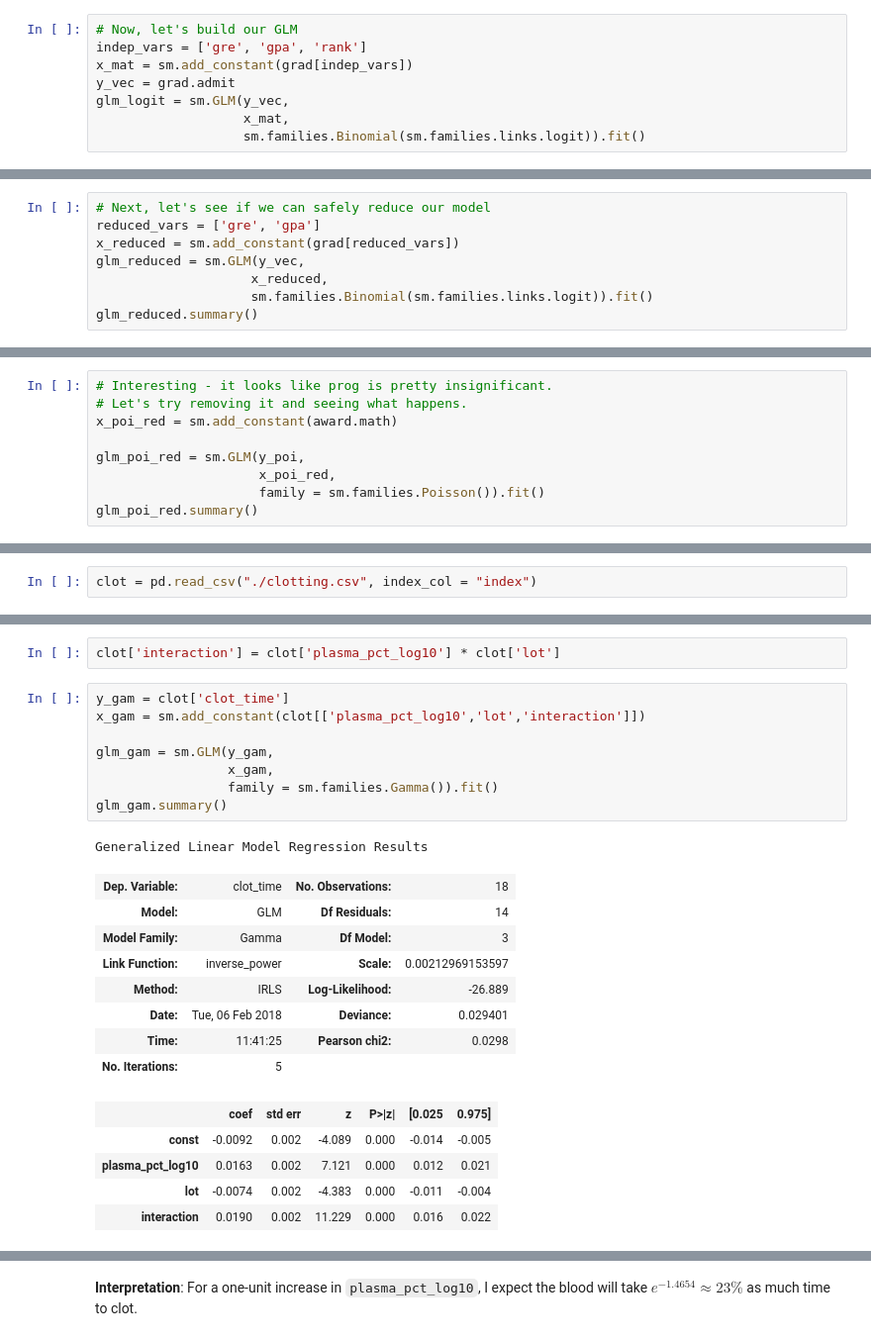
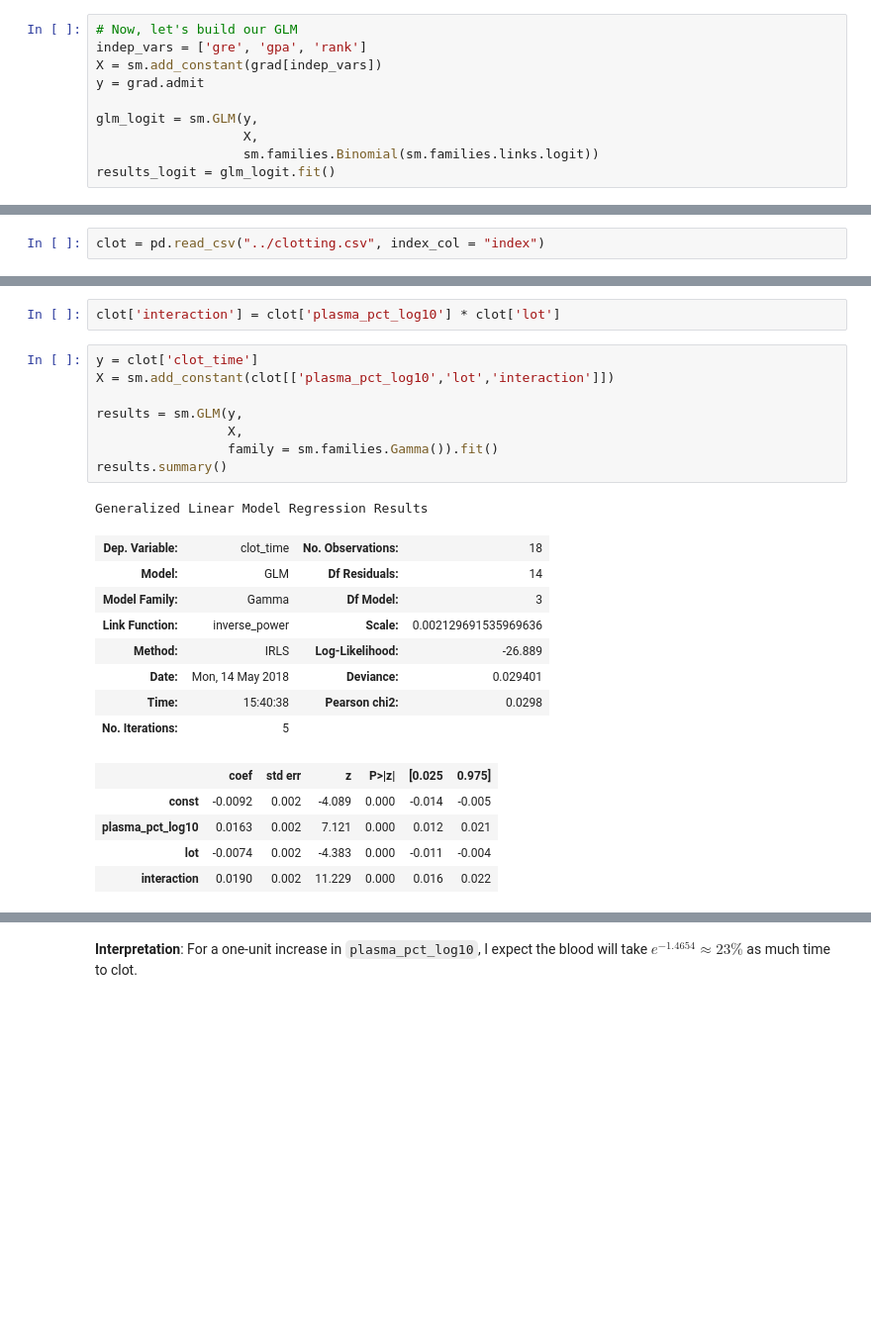
Before and after one commit to ga-curriculum/lesson-generalized-linear-models, a Jupyter notebook: solution-code/glm-notes-solution-code.ipynb, the cells around one changed output, grey strips where cells are left out. Shown at 99% size. Cells and saved outputs as stored; diff of their text form; blank space fills up the shorter version.

```diff
--- a/solution-code/glm-notes-solution-code.ipynb
+++ b/solution-code/glm-notes-solution-code.ipynb
@@ -66,9 +178,11 @@ array([<matplotlib.axes._subplots.AxesSubplot object at 0x...>,
 # %%
 # Now, let's build our GLM
 indep_vars = ['gre', 'gpa', 'rank']
-x_mat = sm.add_constant(grad[indep_vars])
-y_vec = grad.admit
-glm_logit = sm.GLM(y_vec,
-                   x_mat,
-                   sm.families.Binomial(sm.families.links.logit)).fit()
+X = sm.add_constant(grad[indep_vars])
+y = grad.admit
+
+glm_logit = sm.GLM(y,
+                   X,
+                   sm.families.Binomial(sm.families.links.logit))
+results_logit = glm_logit.fit()
 # %%
@@ -120,8 +224,0 @@ math.exp(100*0.0023)
-# %%
-# Next, let's see if we can safely reduce our model
-reduced_vars = ['gre', 'gpa']
-x_reduced = sm.add_constant(grad[reduced_vars])
-glm_reduced = sm.GLM(y_vec,
-                    x_reduced,
-                    sm.families.Binomial(sm.families.links.logit)).fit()
-glm_reduced.summary()
@@ -236,12 +282,3 @@ Generalized Linear Model Regression Results
 math.exp(0.0861)
 # %% [output]
 1.0899153143871725
-# %%
-# Interesting - it looks like prog is pretty insignificant.
-# Let's try removing it and seeing what happens.
-x_poi_red = sm.add_constant(award.math)
-
-glm_poi_red = sm.GLM(y_poi,
-                     x_poi_red,
-                     family = sm.families.Poisson()).fit()
-glm_poi_red.summary()
@@ -277,7 +292,7 @@ The data used from this example come from a 1945 study about and is inspired by
 
 **Data Description:** _“Hurn, et al. (1945) published data on the clotting time of blood, giving clotting time in seconds for normal plasma diluted to nine different percentage concentrations with prothrombin-free plasma; clotting was induced by two lots of thromboplastin.” [McCullagh and Nelder](http://www.utstat.toronto.edu/~brunner/oldclass/2201s11/readings/glmbook.pdf)_
 # %%
-clot = pd.read_csv("./clotting.csv", index_col = "index")
+clot = pd.read_csv("../clotting.csv", index_col = "index")
 # %%
 clot.head()
 # %% [output]
@@ -308,22 +323,22 @@ clot.plot('plasma_pct_log10', 'clot_time', kind = 'scatter')
 # %%
 clot['interaction'] = clot['plasma_pct_log10'] * clot['lot']
 # %%
-y_gam = clot['clot_time']
-x_gam = sm.add_constant(clot[['plasma_pct_log10','lot','interaction']])
+y = clot['clot_time']
+X = sm.add_constant(clot[['plasma_pct_log10','lot','interaction']])
 
-glm_gam = sm.GLM(y_gam,
-                 x_gam,
+results = sm.GLM(y,
+                 X,
                  family = sm.families.Gamma()).fit()
-glm_gam.summary()
+results.summary()
 # %% [output]
 Generalized Linear Model Regression Results
 | Dep. Variable: | clot_time | No. Observations: | 18 |
 | Model: | GLM | Df Residuals: | 14 |
 | Model Family: | Gamma | Df Model: | 3 |
-| Link Function: | inverse_power | Scale: | 0.00212969153597 |
+| Link Function: | inverse_power | Scale: | 0.002129691535969636 |
 | Method: | IRLS | Log-Likelihood: | -26.889 |
-| Date: | Tue, 06 Feb 2018 | Deviance: | 0.029401 |
-| Time: | 11:41:25 | Pearson chi2: | 0.0298 |
+| Date: | Mon, 14 May 2018 | Deviance: | 0.029401 |
+| Time: | 15:40:38 | Pearson chi2: | 0.0298 |
 | No. Iterations: | 5 |  |  |
 |  | coef | std err | z | P>|z| | [0.025 | 0.975] |
 | const | -0.0092 | 0.002 | -4.089 | 0.000 | -0.014 | -0.005 |
```
Also changed, not shown: parts of 27 cells of this notebook, 4 other files.
